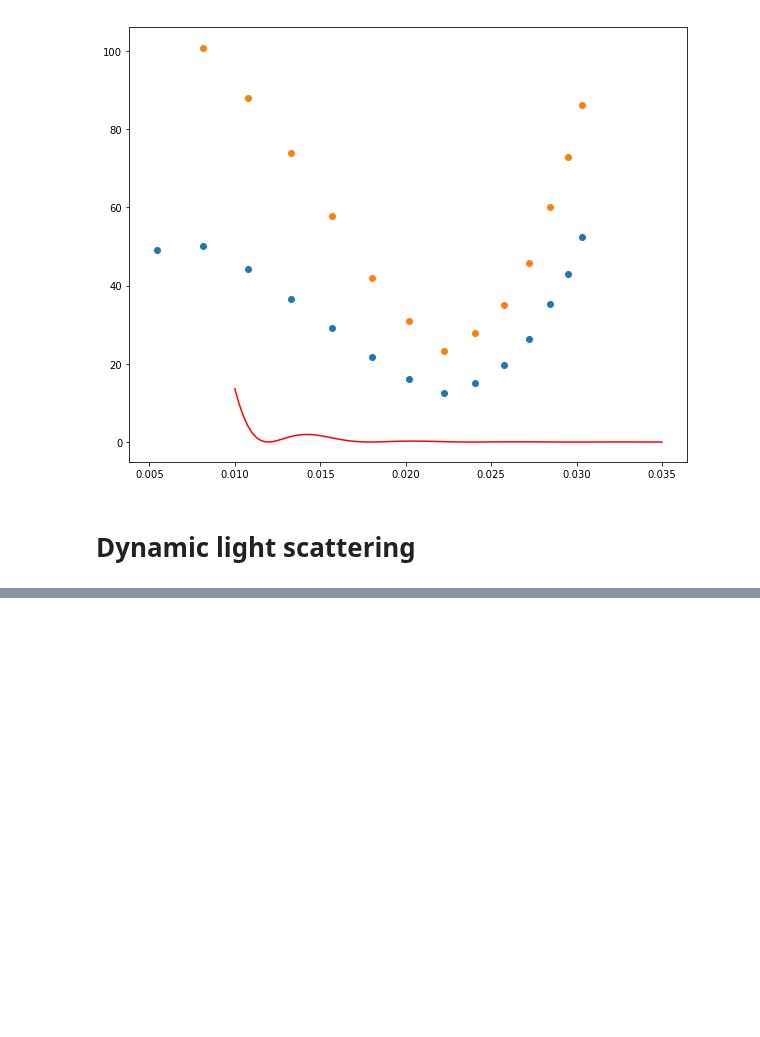
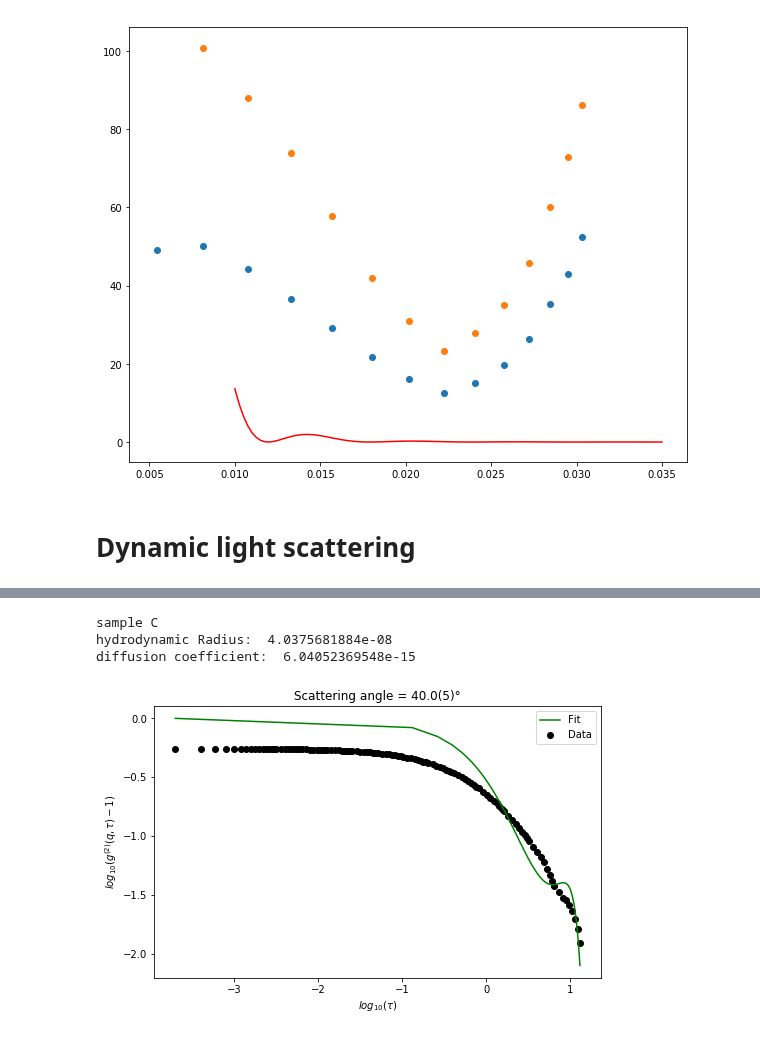
Before and after one commit to NlKLas/PyRePo, a Jupyter notebook: V61.ipynb, the cells around one changed output, grey strips where cells are left out. Cells and saved outputs as stored; diff of their text form; code cells hidden in the pictures; blank space fills up the shorter version.

```diff
--- a/V61.ipynb
+++ b/V61.ipynb
@@ -430,0 +419,41 @@ np.log10(min(data_A_cor[i][0]))#,np.log(max(data_A_cor[i][0])
+# %%
+########## sample C ##########
+D0_C_mean = 0
+ah_C_mean = 0
+
+fig,ax = plt.subplots(figsize=(8,5))
+
+#cut of the noises at the end
+i=0
+for x in data_C_cor[0][1]:
+    if(x<0.01):
+        break
+    i+=1
+data_C_cor[0][1] = data_C_cor[0][1][:i]
+data_C_cor[0][0] = data_C_cor[0][0][:i]
+
+#fitting the curve
+popt, pcov = curve_fit(ln_g_2,(data_C_cor[0][0]),np.log(np.abs(data_C_cor[0][1])),p0=[-1,1,-1])
+d0 = -popt[0]/(q_C**2)
+D0_C_mean = d0
+ah = k_b*T/(6*np.pi*η*d0)
+ah_C_mean = ah
+
+#Plot der Fits
+t = np.linspace((min(data_C_cor[0][0])),(max(data_C_cor[0][0])),100)
+ax.scatter(np.log10(data_C_cor[0][0]),np.log10((data_C_cor[0][1])),c="black",label="Data")
+ax.plot(np.log10(t),np.log10(g_2(t,*popt)),c="green",label="Fit")
+ax.set_xlabel(r'$log_{10}(\tau)$')
+ax.set_ylabel(r'$log_{10}({g^{(2)}(q,\tau)-1})$')
+ax.set_title('sample C autocorrelation with $\Theta = %.1f(5)°$'%(np.floor(angle_C)))
+ax.legend(loc="best")
+
+
+print("sample C")
+print("hydrodynamic Radius: ",ah_C_mean)
+print("diffusion coefficient: ",D0_C_mean)
+# %% [output]
+sample C
+hydrodynamic Radius:  4.0375681884e-08
+diffusion coefficient:  6.04052369548e-15
+[figure, added]
```
Also changed, not shown: parts of 5 cells of this notebook.
